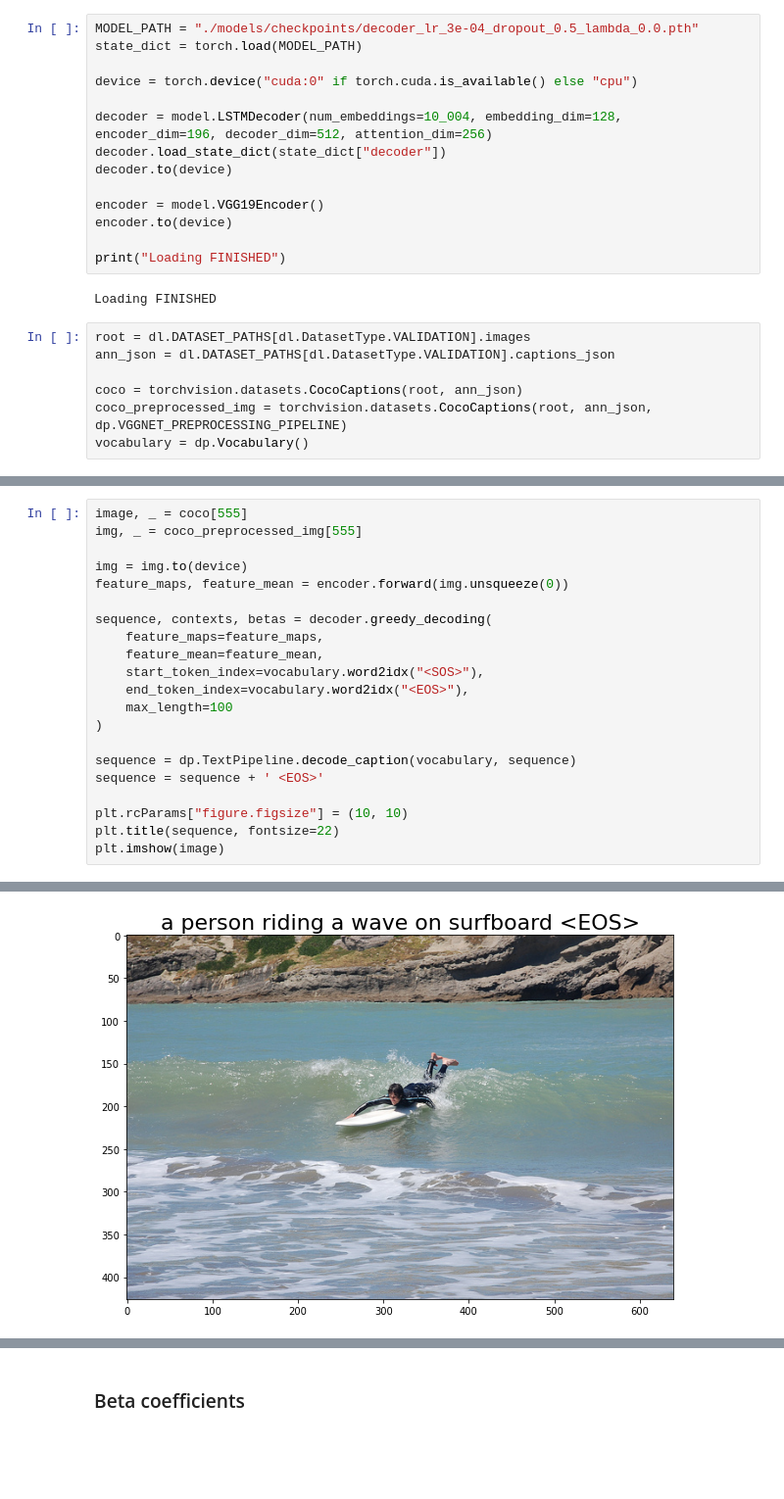
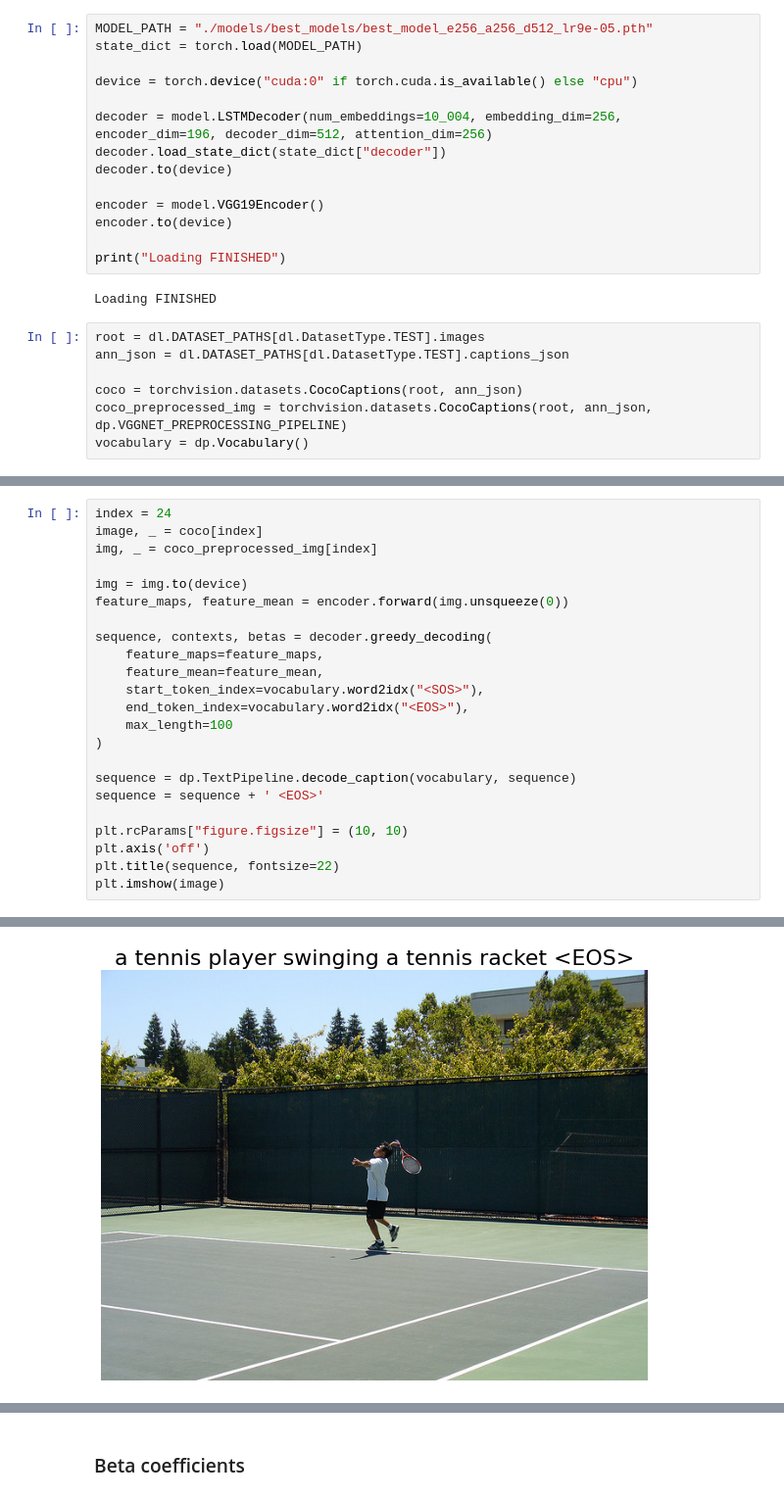
Before and after one commit to wiktorlazarski/Image-Captioning-with-Visual-Attention, a Jupyter notebook: notebooks/evaluating/Model_Output_Visualisation.ipynb, the cells around one changed output, grey strips where cells are left out. Shown at 98% size. Saved outputs shown, nothing was run; the diff lists cells and outputs as text; blank space fills up the shorter version.

```diff
--- a/notebooks/evaluating/Model_Output_Visualisation.ipynb
+++ b/notebooks/evaluating/Model_Output_Visualisation.ipynb
@@ -55,12 +56,12 @@ del decoder, embeddings
 # %% [markdown]
 ### Attention Context Visualisation
 # %%
-MODEL_PATH = "./models/checkpoints/decoder_lr_3e-04_dropout_0.5_lambda_0.0.pth"
+MODEL_PATH = "./models/best_models/best_model_e256_a256_d512_lr9e-05.pth"
 state_dict = torch.load(MODEL_PATH)
 
 device = torch.device("cuda:0" if torch.cuda.is_available() else "cpu")
 
-decoder = model.LSTMDecoder(num_embeddings=10_004, embedding_dim=128, encoder_dim=196, decoder_dim=512, attention_dim=256)
+decoder = model.LSTMDecoder(num_embeddings=10_004, embedding_dim=256, encoder_dim=196, decoder_dim=512, attention_dim=256)
 decoder.load_state_dict(state_dict["decoder"])
 decoder.to(device)
 
@@ -71,8 +72,8 @@ print("Loading FINISHED")
 # %% [output]
 Loading FINISHED
 # %%
-root = dl.DATASET_PATHS[dl.DatasetType.VALIDATION].images
-ann_json = dl.DATASET_PATHS[dl.DatasetType.VALIDATION].captions_json
+root = dl.DATASET_PATHS[dl.DatasetType.TEST].images
+ann_json = dl.DATASET_PATHS[dl.DatasetType.TEST].captions_json
 
 coco = torchvision.datasets.CocoCaptions(root, ann_json)
 coco_preprocessed_img = torchvision.datasets.CocoCaptions(root, ann_json, dp.VGGNET_PREPROCESSING_PIPELINE)
@@ -87,28 +88,30 @@ Done (t=0.04s)
 creating index...
 index created!
 # %%
-image, _ = coco[555]
-img, _ = coco_preprocessed_img[555]
+index = 24
+image, _ = coco[index]
+img, _ = coco_preprocessed_img[index]
 
 img = img.to(device)
 feature_maps, feature_mean = encoder.forward(img.unsqueeze(0))
 
 sequence, contexts, betas = decoder.greedy_decoding(
     feature_maps=feature_maps,
     feature_mean=feature_mean,
     start_token_index=vocabulary.word2idx("<SOS>"),
     end_token_index=vocabulary.word2idx("<EOS>"),
     max_length=100
 )
 
 sequence = dp.TextPipeline.decode_caption(vocabulary, sequence)
 sequence = sequence + ' <EOS>'
 
 plt.rcParams["figure.figsize"] = (10, 10)
+plt.axis('off')
 plt.title(sequence, fontsize=22)
 plt.imshow(image)
 # %% [output]
 <matplotlib.image.AxesImage at 0x...>
-[figure, old version]
+[figure, new version]
 # %%
 plt.rcParams["figure.figsize"] = (5, 5)
```
Also changed, not shown: parts of 24 cells of this notebook, 7 other files.
